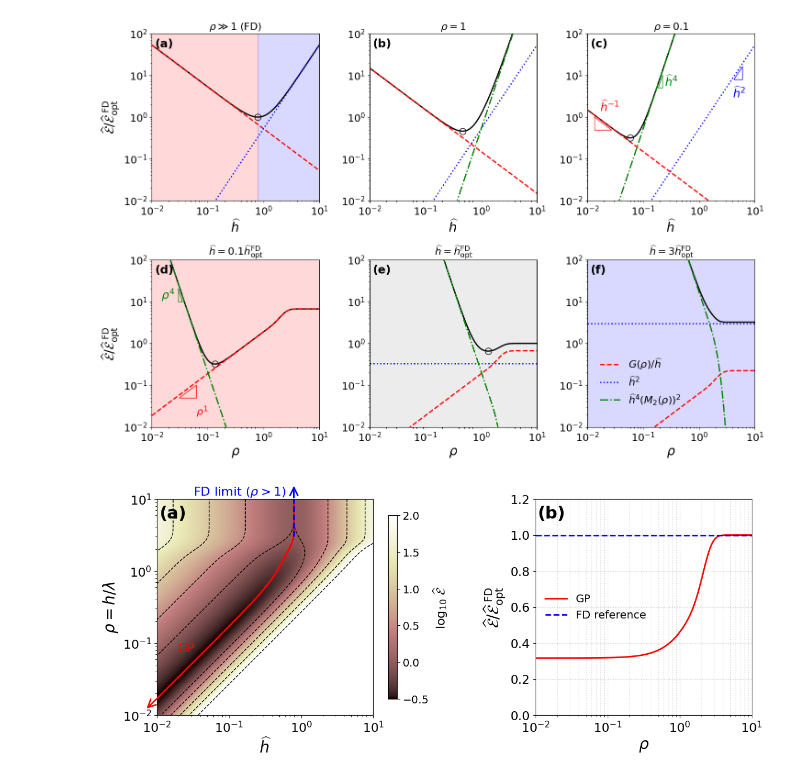
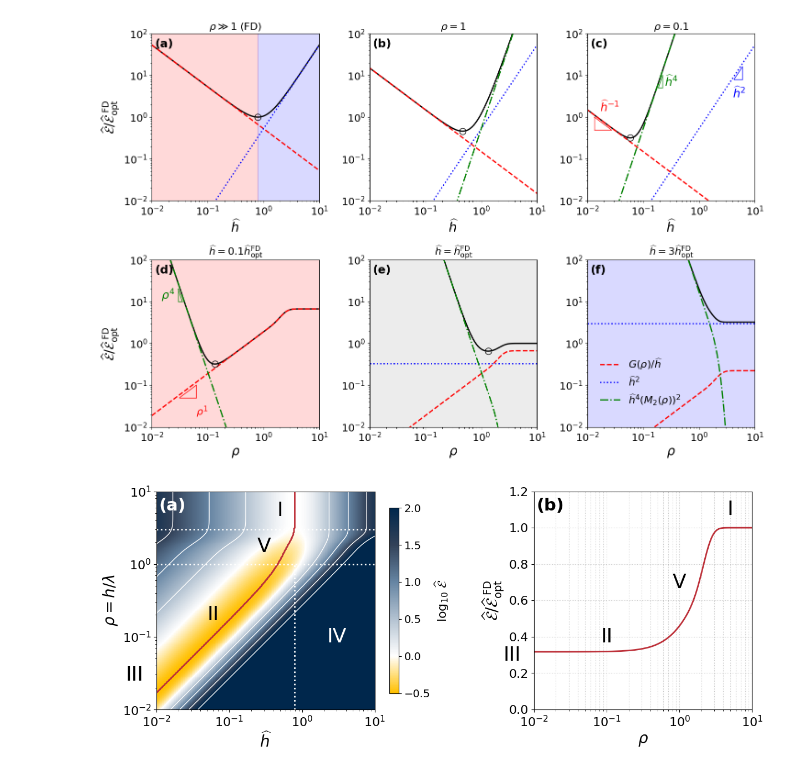
Before and after one commit to ch-tung/MLSR, a Jupyter notebook: binning/demo_error_scaling.ipynb, the cells around one changed output. Saved outputs shown, nothing was run; the diff lists cells and outputs as text; code cells hidden in the pictures.

Commit message:
updated figure

```diff
--- a/binning/demo_error_scaling.ipynb
+++ b/binning/demo_error_scaling.ipynb
@@ -1068,6 +1068,10 @@ plt.tight_layout(pad = 2)
 2.5
 [figure]
 # %%
+from matplotlib.patches import Rectangle
+from matplotlib.colors import LinearSegmentedColormap
+
+
 # --- parameter grids (broaden + densify) ---
 dQ_vals  = np.logspace(-3, 1, 401)   # \widehat{h}
 rho_vals = np.logspace(-2, 1, 401) # \rho
@@ -1119,8 +1123,14 @@ dQ_opt_small_curve = rho_vals * pref_small
 # ax1 = fig.add_subplot(gs[0])
 
 fig, (ax1, ax2) = plt.subplots(1, 2, figsize=(13, 5))
-CS = ax1.contour(X, Y, np.log10(Z/E_FD_extreme), levels=np.linspace(-0.5, 2, 6), linewidths=1, colors='k', linestyles='--')
-CSf = ax1.pcolormesh(X, Y, np.log10(Z/E_FD_extreme), vmax=2, vmin=-0.5, shading='nearest', cmap='pink')
+contour_colors = ['w', 'w', 'w', 'w', 'w', 'w']
+CS = ax1.contour(X, Y, np.log10(Z/E_FD_extreme), levels=np.linspace(-0.5, 2, 6), linewidths=1, colors=contour_colors, linestyles='-')
+# CSf = ax1.pcolormesh(X, Y, np.log10(Z/E_FD_extreme), vmax=3, vmin=-0.5, shading='nearest', cmap='pink')
+# Define a custom colormap using a given color series
+# colors = ['#00274C', '#FFFFFF', '#FFF0C0', '#FFE080', '#FFD040', '#FFC000']  # Blue to White to Red
+colors = ['#FFC000', '#FFFFFF', '#B3C2D1', '#6685A3', '#334259', '#00274C']
+custom_cmap = LinearSegmentedColormap.from_list('custom_cmap', colors, N=256)
+CSf = ax1.pcolormesh(X, Y, np.log10(Z/E_FD_extreme), vmax=2, vmin=-0.5, shading='nearest', cmap=custom_cmap)
 
 ax1.set_xscale('log')
 ax1.set_yscale('log')
@@ -1128,60 +1138,85 @@ ax1.set_xlabel(r'$\widehat{h}$', fontsize=20)
 ax1.set_ylabel(r'$\rho=h/\lambda$', fontsize=20)
 ax1.set_aspect('equal', adjustable='box')
 ax1.tick_params(axis='both', which='major', labelsize=16)
-ax1.text(0.01, 0.97, '(a)', transform=ax1.transAxes, fontsize=22, fontweight='bold', va='top', ha='left', color='k')
+ax1.text(0.01, 0.97, '(a)', transform=ax1.transAxes, fontsize=22, fontweight='bold', va='top', ha='left', color='w')
 
-ax1.plot(dQ_min_list[rho_min_list<13], rho_min_list[rho_min_list<13], 'r-', lw=2, label=r'$\widehat{h}_\mathrm{opt}(\rho)$ (small $\rho$)')
+ax1.plot(dQ_min_list[rho_min_list<13], rho_min_list[rho_min_list<13], '-', color='#BD3039', lw=2, label=r'$\widehat{h}_\mathrm{opt}(\rho)$ (small $\rho$)')
+
+# semi-transparent rectangular patch in data coordinates (works with log scales)
+cross_over_high = 3
+cross_over_low = 1
+
+ax1.plot([1e-2, 1e1], [cross_over_high, cross_over_high], 'w:', lw=2)
+ax1.plot([1e-2, 1e1], [cross_over_low, cross_over_low], 'w:', lw=2)
+ax1.plot([dQ_opt_large, dQ_opt_large], [1e-2, cross_over_low], 'w:', lw=2)
+
+ax1.text(0.5, np.sqrt(30), 'I', color='k', fontsize=26, va='center', ha='center')
+ax1.text(6e-2, 0.2, 'II', color='k', fontsize=26, va='center', ha='center')
+ax1.text(5e-3, 0.03, 'III', color='k', fontsize=26, va='center', ha='center')
+ax1.text(3e0, 0.1, 'IV', color='w', fontsize=26, va='center', ha='center')
+ax1.text(0.3, np.sqrt(cross_over_low* cross_over_high), 'V', color='k', fontsize=26, va='center', ha='center')
 
 # Draw a blue arrow from (dQ_opt_large, 1) to (dQ_opt_large, 10)
-ax1.annotate(
-    '',
-    xy=(dQ_opt_large, 16),
-    xytext=(dQ_opt_large, 10),
-    arrowprops=dict(facecolor='blue', edgecolor='blue', arrowstyle='->', lw=2, mutation_scale=25),
-    annotation_clip=False
-)
+# ax1.annotate(
+#     '',
+#     xy=(dQ_opt_large, 16),
+#     xytext=(dQ_opt_large, 10),
+#     arrowprops=dict(facecolor='blue', edgecolor='blue', arrowstyle='->', lw=2, mutation_scale=25),
+#     annotation_clip=False
+# )
 # Draw a vertical dashed line at rho = 1
-ax1.plot([dQ_opt_large, dQ_opt_large], [3, 16], 'b--', lw=2, alpha=1)
-ax1.text(dQ_opt_large/25, 12.5, r'FD limit ($\rho>1$)', color='blue', fontsize=16, va='center', ha='left')
+# ax1.plot([dQ_opt_large, dQ_opt_large], [3, 16], 'b--', lw=2, alpha=1)
+# ax1.text(dQ_opt_large/25, 12.5, r'FD limit ($\rho>1$)', color='blue', fontsize=16, va='center', ha='left')
 
 # Another arrow, lower left, along the red line
-ax1.annotate(
-    '',
-    xy=(dQ_min_list[10], rho_min_list[10]),
-    xytext=(dQ_min_list[40], rho_min_list[40]),
-    arrowprops=dict(facecolor='red', edgecolor='red', arrowstyle='->', lw=2, mutation_scale=25),
-    annotation_clip=False
-)
-ax1.text(dQ_min_list[30]*2, rho_min_list[30]*5, r'GP', color='red', fontsize=16, va='center', ha='left')
+# ax1.annotate(
+#     '',
+#     xy=(dQ_min_list[10], rho_min_list[10]),
+#     xytext=(dQ_min_list[40], rho_min_list[40]),
+#     arrowprops=dict(facecolor='red', edgecolor='red', arrowstyle='->', lw=2, mutation_scale=25),
+#     annotation_clip=False
+# )
+# ax1.text(dQ_min_list[30]*2, rho_min_list[30]*5, r'GP', color='red', fontsize=16, va='center', ha='left')
 
 ax1.set_xlim(1e-2, 1e1)
 ax1.set_ylim(1e-2, 1e1)
 
 # Colorbar
 # cax = fig.add_subplot(gs[1])
 # cbar = plt.colorbar(CSf, cax=cax)
 cbar = plt.colorbar(CSf, ax=ax1, shrink=0.85)
 cbar.set_label(r'$\log_{10}\,\widehat{\mathcal{E}}\,$', fontsize=16)
 cbar.ax.tick_params(labelsize=14)
 
 # ---- OO-style plotting ----
 # ax2.plot(rho_red, E_red/E_FD_extreme, '-', linewidth=2.3, color='red', label='GPR')
-ax2.plot(rho_min_list, E_min_list/E_FD_extreme, '-', linewidth=2, color='red', label='GP')
+ax2.plot(rho_min_list, E_min_list/E_FD_extreme, '-', linewidth=2, color='#BD3039', label='GP')
 # ax.loglog(rho_mag, E_mag/E_FD_extreme, '-', linewidth=2.3, color='magenta', label='F–D (ρ≥1)')
-ax2.plot(rho_min_list, np.ones_like(rho_min_list), '--', linewidth=2, color='b', alpha=1, label='FD reference')
+# ax2.plot(rho_min_list, np.ones_like(rho_min_list), '--', linewidth=2, color='b', alpha=1, label='FD reference')
+
+# ax2.annotate('', xy=(2, 1), xytext=(0.5, 1),
+#              arrowprops=dict(facecolor='k', edgecolor='k', arrowstyle='->', lw=2, mutation_scale=25),
+#              annotation_clip=False)
+# ax2.text(0.5, 1.1, 'FD limit', color='k', fontsize=16, va='center', ha='left')
+
+ax2.text(5, 1.1, 'I', color='k', fontsize=26, va='center', ha='center')
+ax2.text(1, 0.7, 'V', color='k', fontsize=26, va='center', ha='center')
+ax2.text(0.1, 0.4, 'II', color='k', fontsize=26, va='center', ha='center')
+ax2.text(0.005, 0.3, 'III', color='k', fontsize=26, va='center', ha='center')
+
 ax2.set_xscale('log')
 
 ax2.set_xlabel(r'$\rho$', fontsize=20)
 ax2.set_ylabel(r'$\widehat{\mathcal{E}}/\widehat{\mathcal{E}}_\mathrm{opt}^\mathrm{\ FD}$', fontsize=20)
 ax2.grid(True, which='both', ls=':', alpha=0.7)
 ax2.tick_params(axis='both', labelsize=16)
-ax2.legend(frameon=False, fontsize=14, loc='center left')
+# ax2.legend(frameon=False, fontsize=14, loc='center left')
 ax2.set_xlim(1e-2, 1e1)
 ax2.set_ylim(0,1.2)
 ax2.text(0.01, 0.97, '(b)', transform=ax2.transAxes, fontsize=22, fontweight='bold', va='top', ha='left', color='k')
 ax2.set_aspect(3/1.2)
 
 plt.tight_layout()
 plt.show()
 # %% [output]
-[figure, old version]
+[figure, new version]
```
Also changed, not shown: parts of 2 cells of this notebook.
